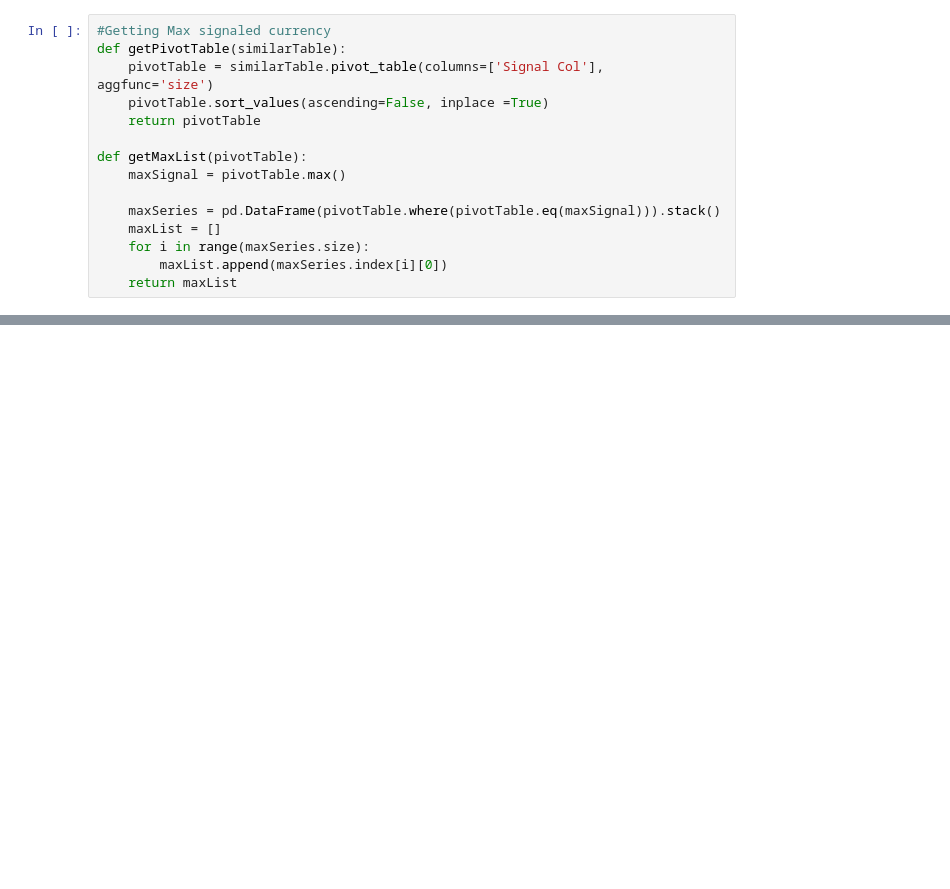
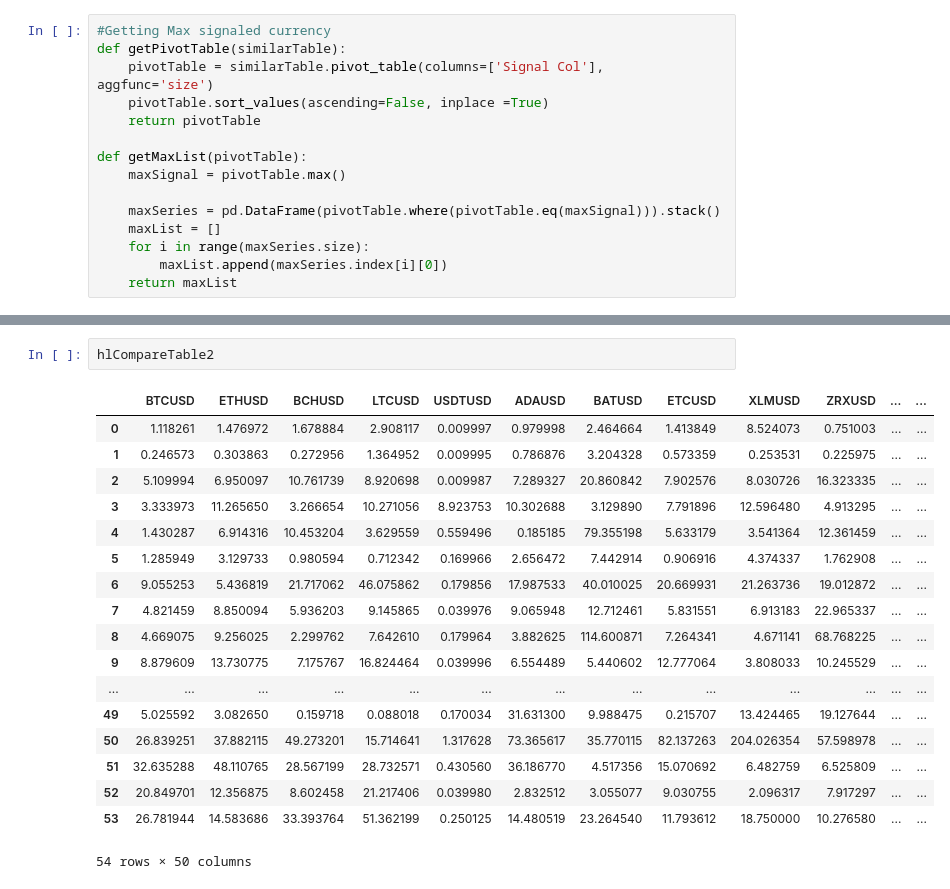
Before and after one commit to jpyoo/cryptotrade, a Jupyter notebook: TopLow-1.ipynb, the cells around one changed output, grey strips where cells are left out. Drawn from its saved outputs; the diff is of its cells as text; blank space fills up the shorter version.

```diff
--- a/TopLow-1.ipynb
+++ b/TopLow-1.ipynb
@@ -250,0 +245,21 @@ NO SIGNAL
+# %%
+hlCompareTable2
+# %% [output]
+|  | BTCUSD | ETHUSD | BCHUSD | LTCUSD | USDTUSD | ADAUSD | BATUSD | ETCUSD | XLMUSD | ZRXUSD | ... | ... |
+| 0 | 1.118261 | 1.476972 | 1.678884 | 2.908117 | 0.009997 | 0.979998 | 2.464664 | 1.413849 | 8.524073 | 0.751003 | ... | ... |
+| 1 | 0.246573 | 0.303863 | 0.272956 | 1.364952 | 0.009995 | 0.786876 | 3.204328 | 0.573359 | 0.253531 | 0.225975 | ... | ... |
+| 2 | 5.109994 | 6.950097 | 10.761739 | 8.920698 | 0.009987 | 7.289327 | 20.860842 | 7.902576 | 8.030726 | 16.323335 | ... | ... |
+| 3 | 3.333973 | 11.265650 | 3.266654 | 10.271056 | 8.923753 | 10.302688 | 3.129890 | 7.791896 | 12.596480 | 4.913295 | ... | ... |
+| 4 | 1.430287 | 6.914316 | 10.453204 | 3.629559 | 0.559496 | 0.185185 | 79.355198 | 5.633179 | 3.541364 | 12.361459 | ... | ... |
+| 5 | 1.285949 | 3.129733 | 0.980594 | 0.712342 | 0.169966 | 2.656472 | 7.442914 | 0.906916 | 4.374337 | 1.762908 | ... | ... |
+| 6 | 9.055253 | 5.436819 | 21.717062 | 46.075862 | 0.179856 | 17.987533 | 40.010025 | 20.669931 | 21.263736 | 19.012872 | ... | ... |
+| 7 | 4.821459 | 8.850094 | 5.936203 | 9.145865 | 0.039976 | 9.065948 | 12.712461 | 5.831551 | 6.913183 | 22.965337 | ... | ... |
+| 8 | 4.669075 | 9.256025 | 2.299762 | 7.642610 | 0.179964 | 3.882625 | 114.600871 | 7.264341 | 4.671141 | 68.768225 | ... | ... |
+| 9 | 8.879609 | 13.730775 | 7.175767 | 16.824464 | 0.039996 | 6.554489 | 5.440602 | 12.777064 | 3.808033 | 10.245529 | ... | ... |
+| ... | ... | ... | ... | ... | ... | ... | ... | ... | ... | ... | ... | ... |
+| 49 | 5.025592 | 3.082650 | 0.159718 | 0.088018 | 0.170034 | 31.631300 | 9.988475 | 0.215707 | 13.424465 | 19.127644 | ... | ... |
+| 50 | 26.839251 | 37.882115 | 49.273201 | 15.714641 | 1.317628 | 73.365617 | 35.770115 | 82.137263 | 204.026354 | 57.598978 | ... | ... |
+| 51 | 32.635288 | 48.110765 | 28.567199 | 28.732571 | 0.430560 | 36.186770 | 4.517356 | 15.070692 | 6.482759 | 6.525809 | ... | ... |
+| 52 | 20.849701 | 12.356875 | 8.602458 | 21.217406 | 0.039980 | 2.832512 | 3.055077 | 9.030755 | 2.096317 | 7.917297 | ... | ... |
+| 53 | 26.781944 | 14.583686 | 33.393764 | 51.362199 | 0.250125 | 14.480519 | 23.264540 | 11.793612 | 18.750000 | 10.276580 | ... | ... |
+54 rows × 50 columns
```
Also changed, not shown: parts of 6 cells of this notebook.
